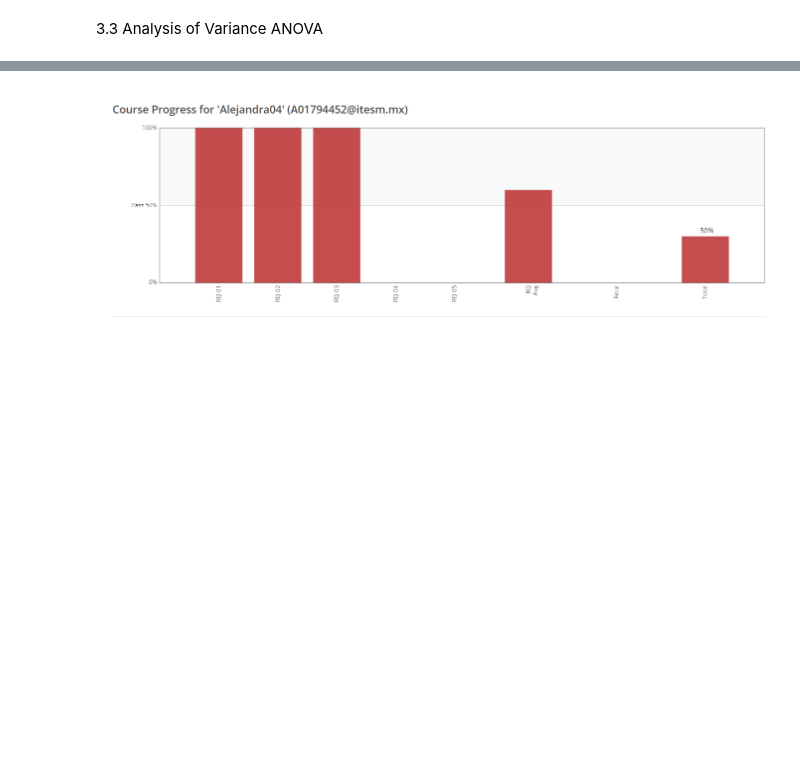
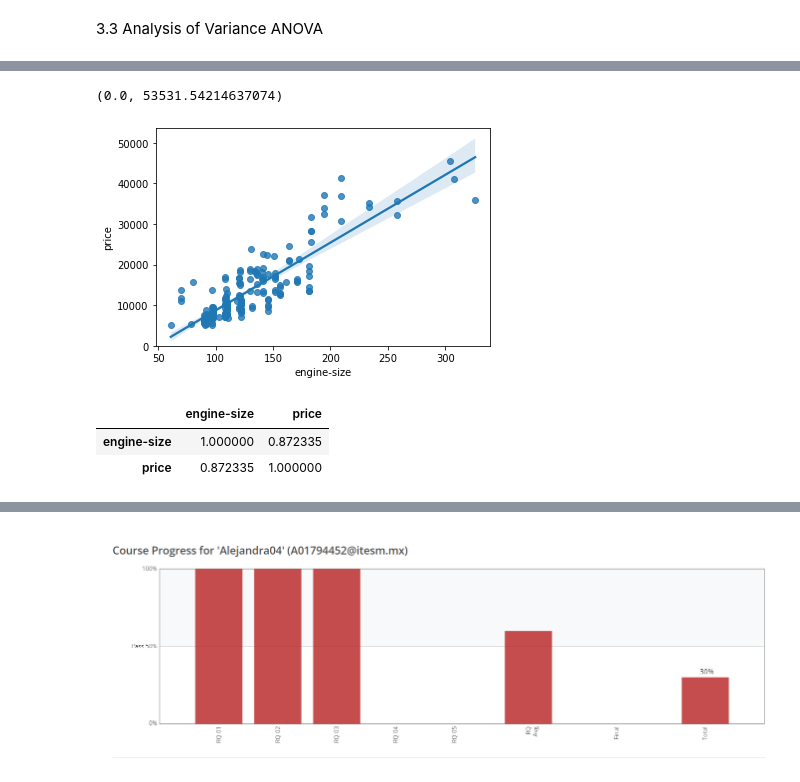
Before and after one commit to PosgradoMNA/actividades-de-aprendizaje-aleislasb, a Jupyter notebook: Semana 6_IBM.ipynb, the cells around one changed output, grey strips where cells are left out. Cells and saved outputs as stored; diff of their text form; code cells hidden in the pictures; blank space fills up the shorter version.

```diff
--- a/Semana 6_IBM.ipynb
+++ b/Semana 6_IBM.ipynb
@@ -35,0 +48,9 @@ df.pivot(index="drive-wheels", columns="body-style")
+# %%
+import pandas as pd
+import numpy as np
+import seaborn as sns
+import matplotlib.pyplot as plt
+
+path='https://cf-courses-data.s3.us.cloud-object-storage.appdomain.cloud/IBMDeveloperSkillsNetwork-DA0101EN-SkillsNetwork/labs/Data%20files/automobileEDA.csv'
+df = pd.read_csv(path)
+df.head()
@@ -35,0 +119,14 @@ df.pivot(index="drive-wheels", columns="body-style")
+# %%
+#With this function we have a scatter plot, which shows all the data as a tendency.
+sns.regplot(x="engine-size", y="price", data=df)
+plt.ylim(0,)
+# %% [output]
+(0.0, 53531.54214637074)
+[figure, added]
+# %%
+#This shows the correlation between engine-size and price.
+df[["engine-size", "price"]].corr()
+# %% [output]
+|  | engine-size | price |
+| engine-size | 1.000000 | 0.872335 |
+| price | 0.872335 | 1.000000 |
```
Also changed, not shown: parts of 24 cells of this notebook.
